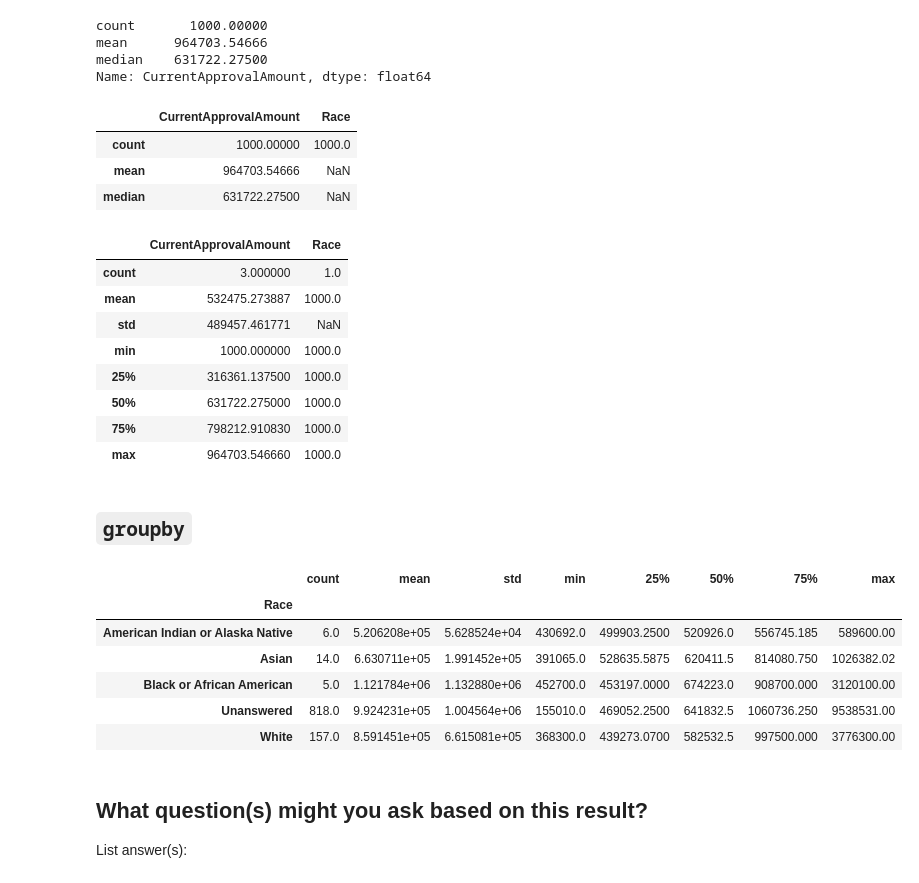
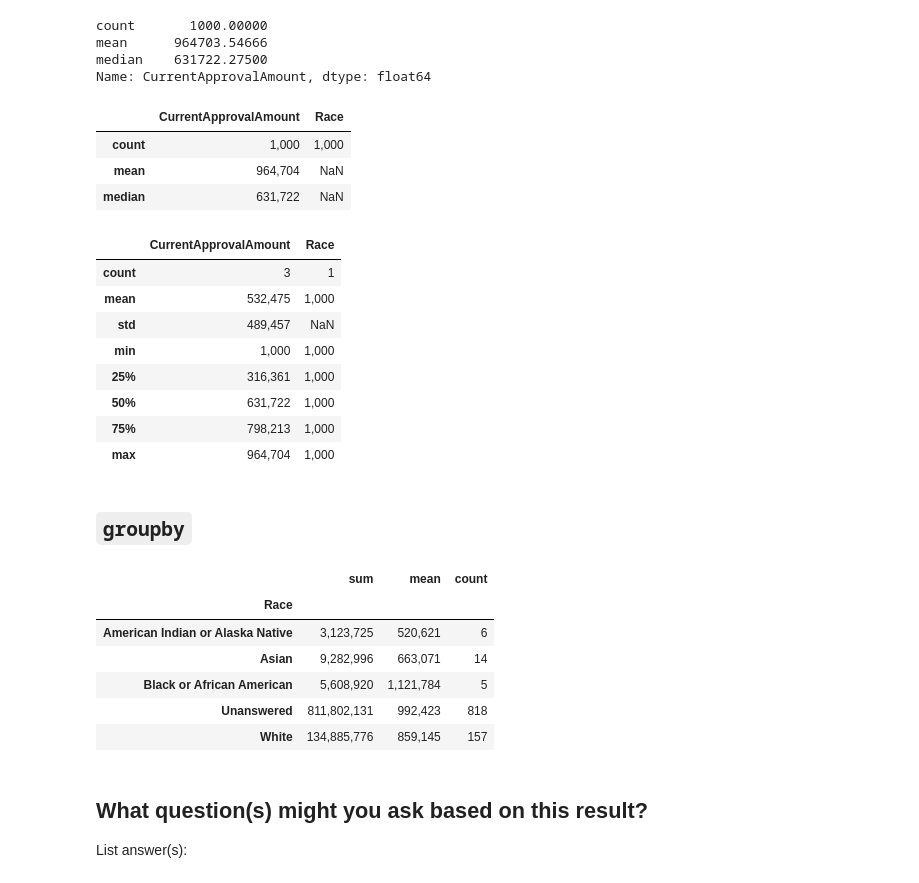
Before and after one commit to meanieminnie/2023-jupyter-intro, a Jupyter notebook: homework/grouby-hw.ipynb, the cells around one changed output. Drawn from its saved outputs; the diff is of its cells as text; code cells hidden in the pictures.

````diff
--- a/homework/grouby-hw.ipynb
+++ b/homework/grouby-hw.ipynb
@@ -62,41 +62,41 @@ Name: CurrentApprovalAmount, dtype: float64
 ## What summary statistics for the CurrentApprovalAmount by Race?
 ## if you get scientific notation, round it by running the display option that changes the default display
 ## run the display code here
-
+pd.options.display.float_format = '{:,.0f}'.format
 dfr = df[["CurrentApprovalAmount","Race"]].agg(["count","mean","median"])
 dfr
 # %% [output]
 |  | CurrentApprovalAmount | Race |
-| count | 1000.00000 | 1000.0 |
-| mean | 964703.54666 | NaN |
-| median | 631722.27500 | NaN |
+| count | 1,000 | 1,000 |
+| mean | 964,704 | NaN |
+| median | 631,722 | NaN |
 # %%
 dfr.describe()
 # %% [output]
 |  | CurrentApprovalAmount | Race |
-| count | 3.000000 | 1.0 |
-| mean | 532475.273887 | 1000.0 |
-| std | 489457.461771 | NaN |
-| min | 1000.000000 | 1000.0 |
-| 25% | 316361.137500 | 1000.0 |
-| 50% | 631722.275000 | 1000.0 |
-| 75% | 798212.910830 | 1000.0 |
-| max | 964703.546660 | 1000.0 |
+| count | 3 | 1 |
+| mean | 532,475 | 1,000 |
+| std | 489,457 | NaN |
+| min | 1,000 | 1,000 |
+| 25% | 316,361 | 1,000 |
+| 50% | 631,722 | 1,000 |
+| 75% | 798,213 | 1,000 |
+| max | 964,704 | 1,000 |
 # %% [markdown]
 ## ```groupby```
 # %%
 ## What is the sum, mean and count for the current
 ## approval amount for owners by race
 # %%
-df.groupby("Race")["CurrentApprovalAmount"].describe()
+df.groupby("Race")["CurrentApprovalAmount"].agg(["sum", "mean", "count"])
 # %% [output]
-|  | count | mean | std | min | 25% | 50% | 75% | max |
-| Race |  |  |  |  |  |  |  |  |
-| American Indian or Alaska Native | 6.0 | 5.206208e+05 | 5.628524e+04 | 430692.0 | 499903.2500 | 520926.0 | 556745.185 | 589600.00 |
-| Asian | 14.0 | 6.630711e+05 | 1.991452e+05 | 391065.0 | 528635.5875 | 620411.5 | 814080.750 | 1026382.02 |
-| Black or African American | 5.0 | 1.121784e+06 | 1.132880e+06 | 452700.0 | 453197.0000 | 674223.0 | 908700.000 | 3120100.00 |
-| Unanswered | 818.0 | 9.924231e+05 | 1.004564e+06 | 155010.0 | 469052.2500 | 641832.5 | 1060736.250 | 9538531.00 |
-| White | 157.0 | 8.591451e+05 | 6.615081e+05 | 368300.0 | 439273.0700 | 582532.5 | 997500.000 | 3776300.00 |
+|  | sum | mean | count |
+| Race |  |  |  |
+| American Indian or Alaska Native | 3,123,725 | 520,621 | 6 |
+| Asian | 9,282,996 | 663,071 | 14 |
+| Black or African American | 5,608,920 | 1,121,784 | 5 |
+| Unanswered | 811,802,131 | 992,423 | 818 |
+| White | 134,885,776 | 859,145 | 157 |
 # %% [markdown]
 ## What question(s) might you ask based on this result?
 
````
Also changed, not shown: parts of 4 cells of this notebook, 13 other files.
